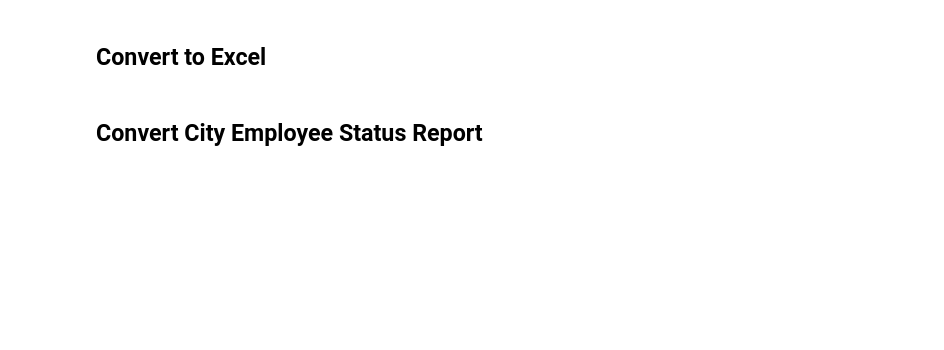
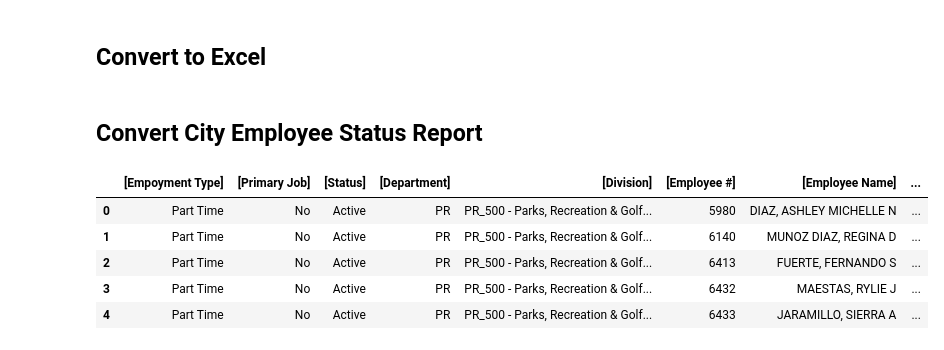
Before and after one commit to andersolson/Python-ArcGIS, a Jupyter notebook: arc-python-api/content-management/report-all-users.ipynb, the cells around one changed output. Cells and saved outputs as stored; diff of their text form; code cells hidden in the pictures; blank space fills up the shorter version.

```diff
--- a/arc-python-api/content-management/report-all-users.ipynb
+++ b/arc-python-api/content-management/report-all-users.ipynb
@@ -67,3 +66,13 @@ df.head()
 df.to_excel(r'C:\Users\is_olson\Documents\Projects\SSO_Update\agol_user_report.xlsx', index=False)
 # %% [markdown]
 ## Convert City Employee Status Report
+# %%
+df2 = pd.read_csv(r'C:\Users\is_olson\Documents\Projects\SSO_Update\Weekly_City_Users_positions_status.csv')
+df2.head()
+# %% [output]
+|  | [Empoyment Type] | [Primary Job] | [Status] | [Department] | [Division] | [Employee #] | [Employee Name] | ... |
+| 0 | Part Time | No | Active | PR | PR_500 - Parks, Recreation & Golf... | 5980 | DIAZ, ASHLEY MICHELLE N | ... |
+| 1 | Part Time | No | Active | PR | PR_500 - Parks, Recreation & Golf... | 6140 | MUNOZ DIAZ, REGINA D | ... |
+| 2 | Part Time | No | Active | PR | PR_500 - Parks, Recreation & Golf... | 6413 | FUERTE, FERNANDO S | ... |
+| 3 | Part Time | No | Active | PR | PR_500 - Parks, Recreation & Golf... | 6432 | MAESTAS, RYLIE J | ... |
+| 4 | Part Time | No | Active | PR | PR_500 - Parks, Recreation & Golf... | 6433 | JARAMILLO, SIERRA A | ... |
```
Also changed, not shown: parts of 1 cell of this notebook.
